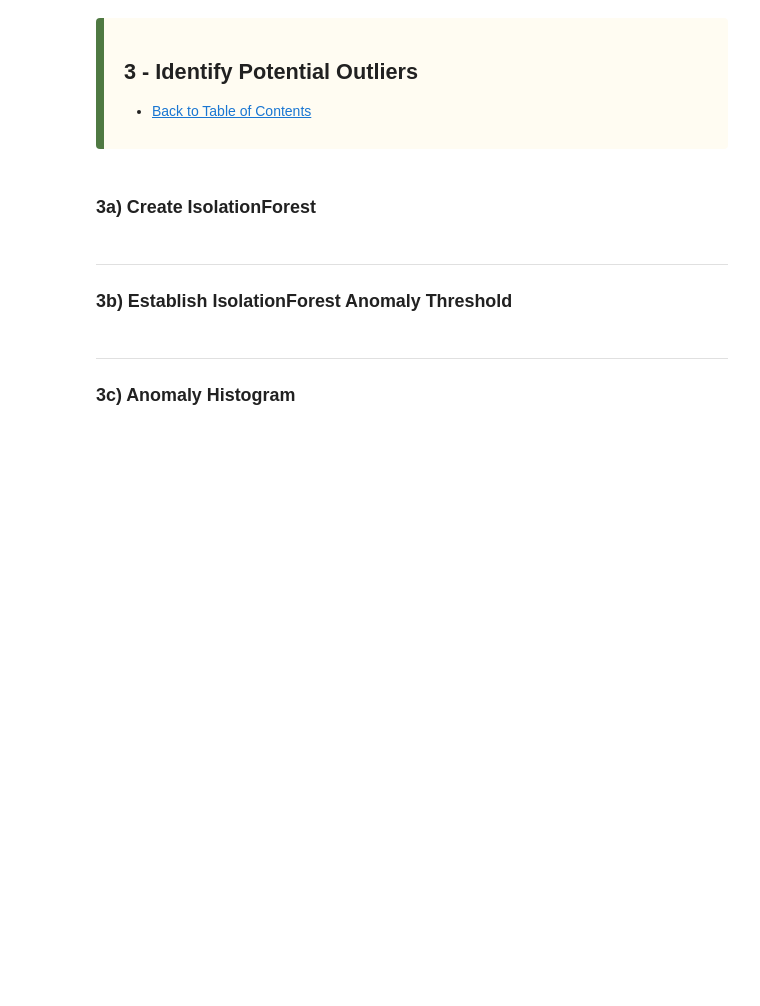
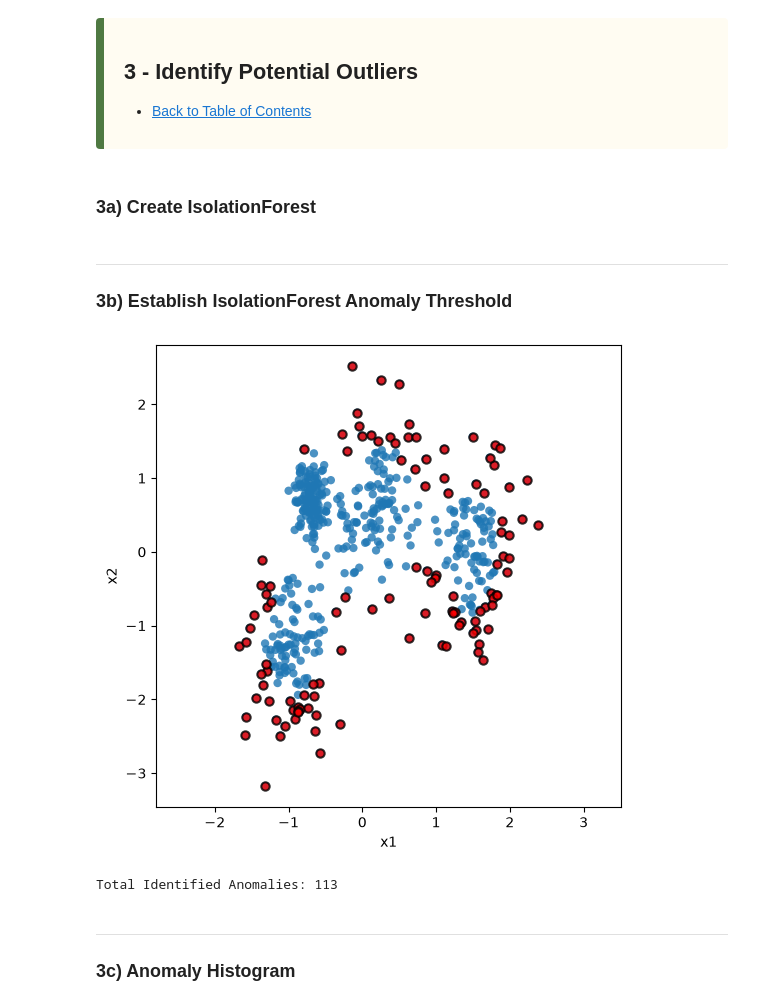
Before and after one commit to Jared-Wood135/DU-COMP4432-Machine-Learning, a Jupyter notebook: Assignments/5.ipynb, the cells around one changed output. Saved outputs shown, nothing was run; the diff lists cells and outputs as text; code cells hidden in the pictures; blank space fills up the shorter version.

```diff
--- a/Assignments/5.ipynb
+++ b/Assignments/5.ipynb
@@ -222,10 +223,10 @@ From initial dataset exploration, the dataset is very simple and straightforward
 ### 2a) Scaling
 # %%
 # Scale both 'x1' and 'x2' for consistency in the 2D plane
-df_scaled = StandardScaler().fit_transform(df)
+df_scaled = StandardScaler().fit_transform(df[['x1', 'x2']])
 
 # Send scaled data into a pandas dataframe
-df_scaled = pd.DataFrame(df_scaled, columns=['x1', 'x2'])
+df_scaled = pd.DataFrame(df_scaled, columns=['x1', 'x2'], index=df.index)
 
 # Observe descriptive statistics
 df_scaled.describe()
@@ -261,10 +262,39 @@ sns.jointplot(df_scaled, x=df_scaled['x1'], y=df_scaled['x2'])
 </div>
 # %% [markdown]
 ### 3a) Create IsolationForest
+# %%
+# Create the IsolationForest model
+if_scaled = IsolationForest(n_estimators=1000,
+                            max_samples=0.5,
+                            max_features=1.0,
+                            random_state=411)
 # %% [markdown]
 ---
 
 ### 3b) Establish IsolationForest Anomaly Threshold
+# %%
+# Fit the IsolationForest on the scaled data
+if_scaled.fit(df_scaled[['x1', 'x2']])
+
+# Extract anomaly scores
+anomaly_scores = if_scaled.decision_function(df_scaled[['x1', 'x2']])
+# %%
+# Visualize what is identified as anomalies initially
+fig, ax = plt.subplots(nrows= 1, ncols= 1, figsize= (6, 6))
+sns.scatterplot(data= df_scaled, x = 'x1', y = 'x2',
+                alpha = 0.8, edgecolor= 'none',
+                ax= ax, legend= False)
+sns.scatterplot(data= df_scaled[anomaly_scores < 0], x = 'x1', y = 'x2',
+                color='red', alpha = 0.8, edgecolors= 'black', linewidth= 1.5,
+                ax= ax, )
+plt.axis('equal')
+plt.show()
+# %% [output]
+[figure, added]
+# %%
+print(f'\033[35mTotal Identified Anomalies: \033[0m{df_scaled[anomaly_scores<0].shape[0]}')
+# %% [output]
+Total Identified Anomalies: 113
 # %% [markdown]
 ---
 
```
Also changed, not shown: parts of 6 cells of this notebook.
